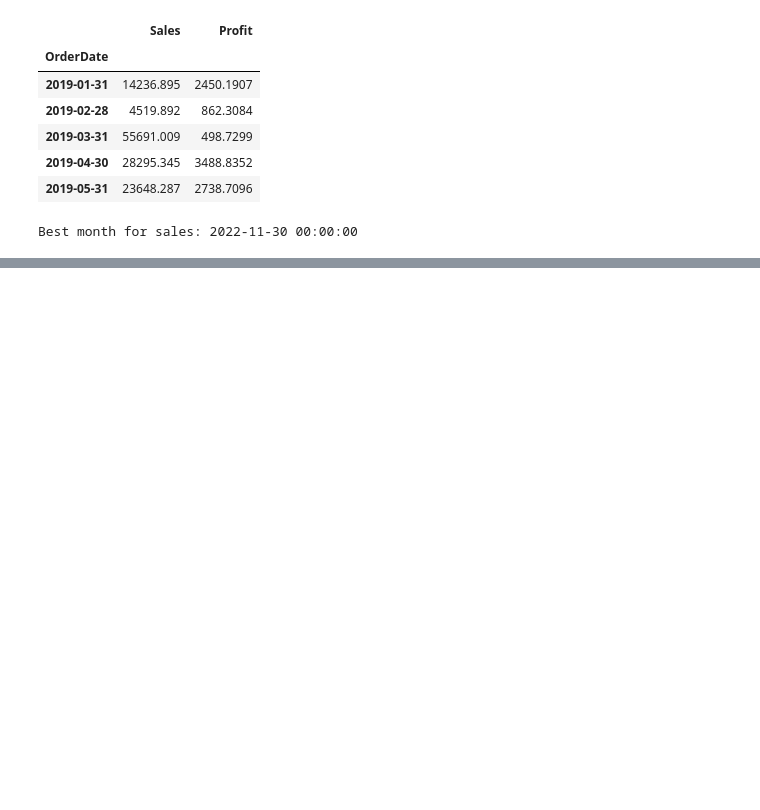
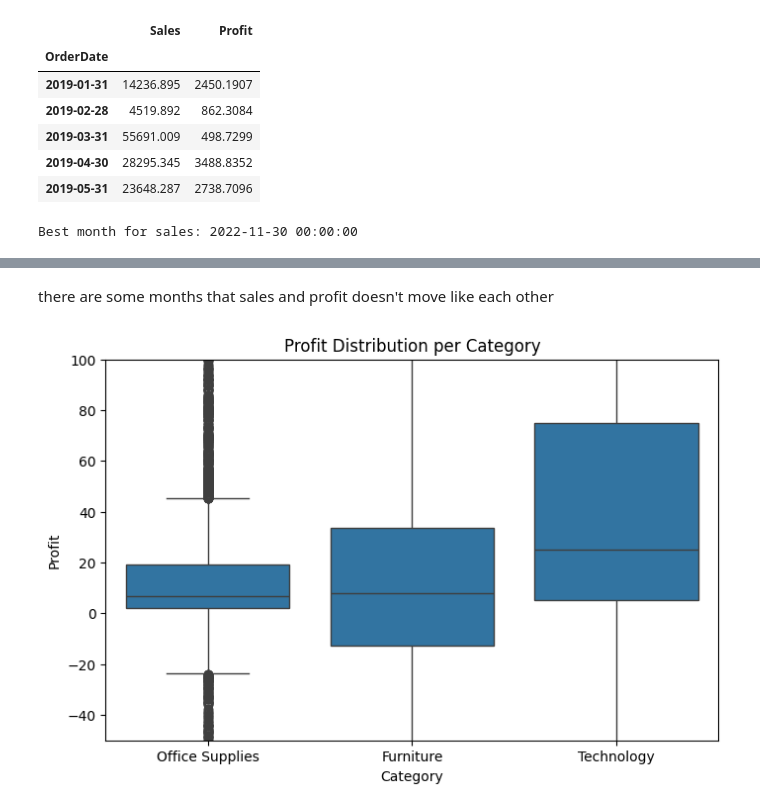
Before and after one commit to HADI82315/AI-Bootcamp, a Jupyter notebook: HW_L3_2/numpy_pandas2.ipynb, the cells around one changed output, grey strips where cells are left out. Cells and saved outputs as stored; diff of their text form; code cells hidden in the pictures; blank space fills up the shorter version.

```diff
--- a/HW_L3_2/numpy_pandas2.ipynb
+++ b/HW_L3_2/numpy_pandas2.ipynb
@@ -80,0 +105,11 @@ Best month for sales: 2022-11-30 00:00:00
+# %% [markdown]
+there are some months that sales and profit doesn't move like each other
+# %%
+import seaborn as sns
+plt.figure(figsize=(8,5))
+sns.boxplot(data=df_master, x='Category', y='Profit')
+plt.ylim(-50, 100)
+plt.title("Profit Distribution per Category")
+plt.show()
+# %% [output]
+[figure, added]
```
Also changed, not shown: parts of 6 cells of this notebook.
